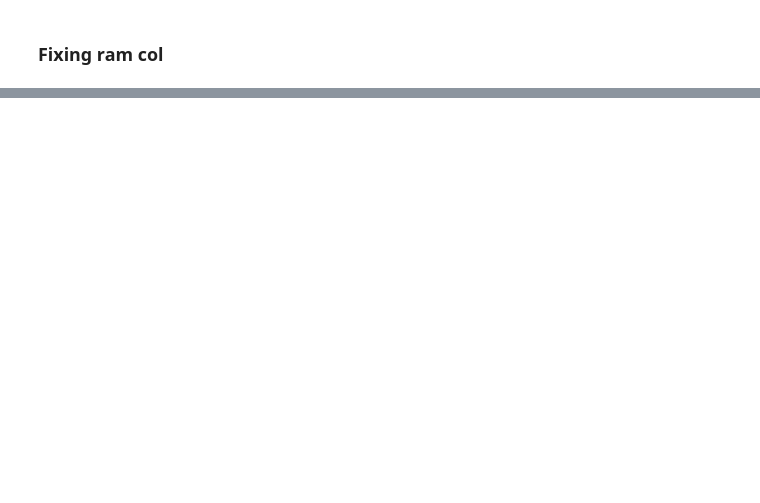
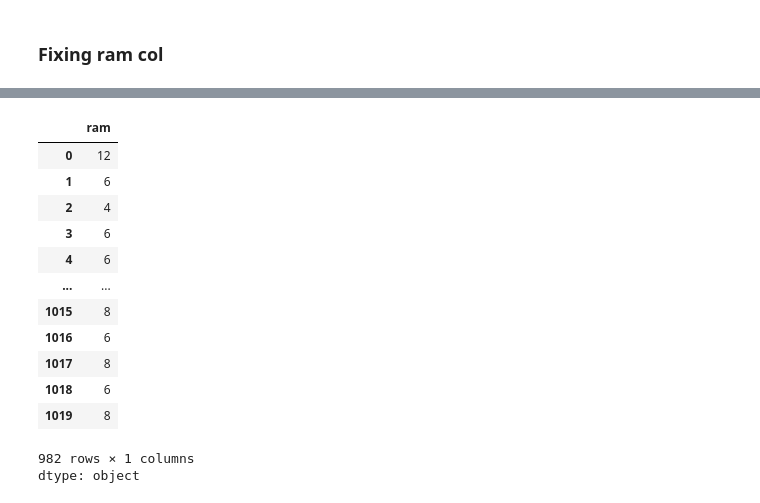
Before and after one commit to Muhammad-Waleed-Source/Data-Analysis-Process, a Jupyter notebook: Data Cleaning/1-Data-Cleaning.ipynb, the cells around one changed output, grey strips where cells are left out. Cells and saved outputs as stored; diff of their text form; code cells hidden in the pictures; blank space fills up the shorter version.

```diff
--- a/Data Cleaning/1-Data-Cleaning.ipynb
+++ b/Data Cleaning/1-Data-Cleaning.ipynb
@@ -1539,0 +1595,20 @@ df1.head()
+# %%
+ram_capacity = df1['ram'].str.strip().str.split(',').str.get(0).str.findall(r'\b(\d+)\b').str.get(0)
+
+ram_capacity
+# so we used regex this time to extract the integer values
+# %% [output]
+|  | ram |
+| 0 | 12 |
+| 1 | 6 |
+| 2 | 4 |
+| 3 | 6 |
+| 4 | 6 |
+| ... | ... |
+| 1015 | 8 |
+| 1016 | 6 |
+| 1017 | 8 |
+| 1018 | 6 |
+| 1019 | 8 |
+982 rows × 1 columns
+dtype: object
```
Also changed, not shown: parts of 5 cells of this notebook.
